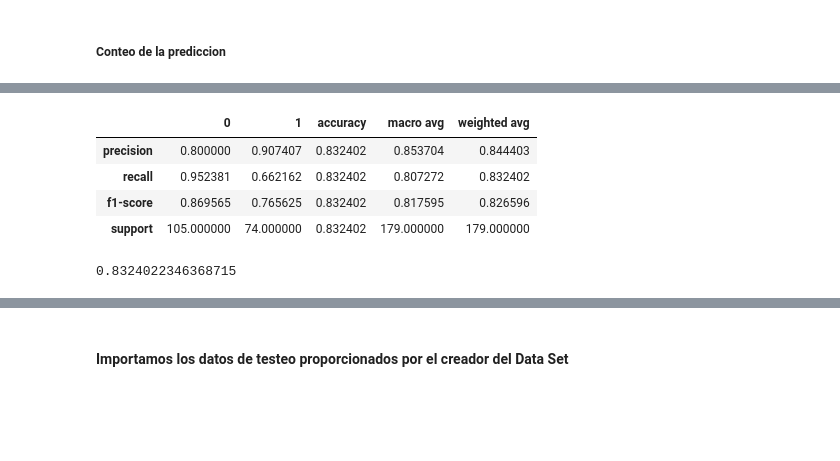
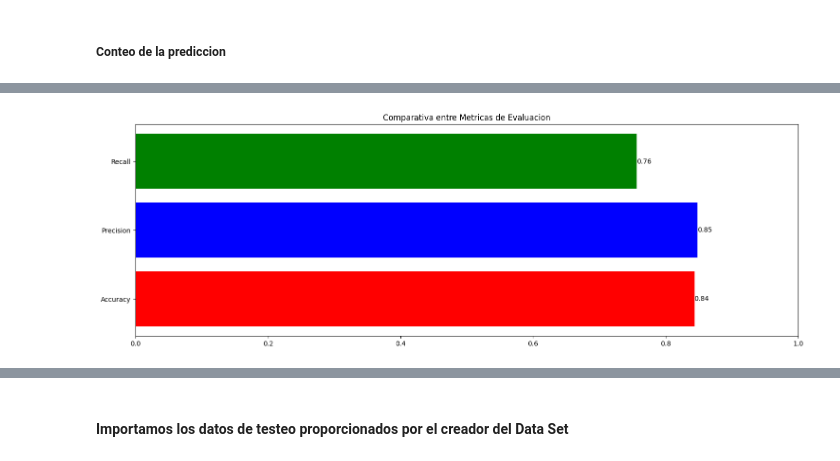
Before and after one commit to juanfrancisco91/Portafolios, a Jupyter notebook: Titanic/titanic.ipynb, the cells around one changed output, grey strips where cells are left out. Saved outputs shown, nothing was run; the diff lists cells and outputs as text; code cells hidden in the pictures; blank space fills up the shorter version.

```diff
--- a/Titanic/titanic.ipynb
+++ b/Titanic/titanic.ipynb
@@ -445,8 +458,0 @@ df_metricas = pd.DataFrame(classification_report(y_test,y_predict_data_original,
-# %%
-df_metricas
-# %% [output]
-|  | 0 | 1 | accuracy | macro avg | weighted avg |
-| precision | 0.800000 | 0.907407 | 0.832402 | 0.853704 | 0.844403 |
-| recall | 0.952381 | 0.662162 | 0.832402 | 0.807272 | 0.832402 |
-| f1-score | 0.869565 | 0.765625 | 0.832402 | 0.817595 | 0.826596 |
-| support | 105.000000 | 74.000000 | 0.832402 | 179.000000 | 179.000000 |
@@ -455,4 +459,5 @@ from sklearn.metrics import accuracy_score
 # %%
-accuracy_score(y_test,y_predict_data_original)
+ac = accuracy_score(y_test,y_predict_data_original)
+precision = precision_score(y_test, y_predict_data_original)
+recall = recall_score(y_test, y_predict_data_original)
+metrics_list = [ac,precision,recall]
-# %% [output]
-0.8324022346368715
@@ -460,0 +464,10 @@ from sklearn.metrics import ConfusionMatrixDisplay, confusion_matrix
+# %%
+fig, ax = plt.subplots(figsize=(15,5))
+barras = ax.barh(['Accuracy','Precision','Recall'],metrics_list, color = ['red','blue','green'])
+ax.bar_label(barras, fmt='%.2f')
+plt.tight_layout()
+ax.set_xlim(0,1)
+plt.title('Comparativa entre Metricas de Evaluacion')
+plt.show()
+# %% [output]
+[figure, added]
```
Also changed, not shown: parts of 36 cells of this notebook, 1 other file.
